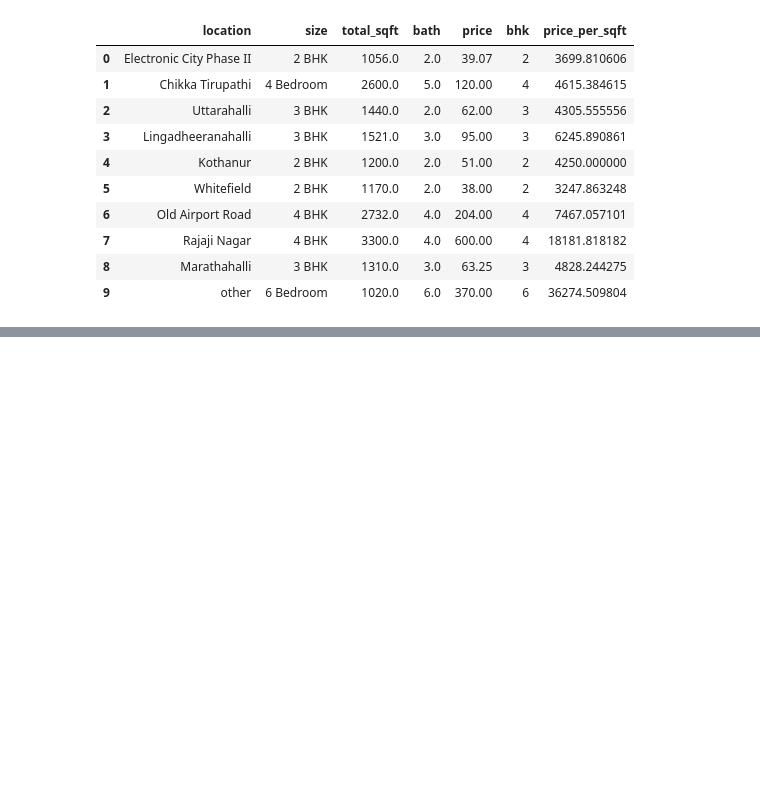
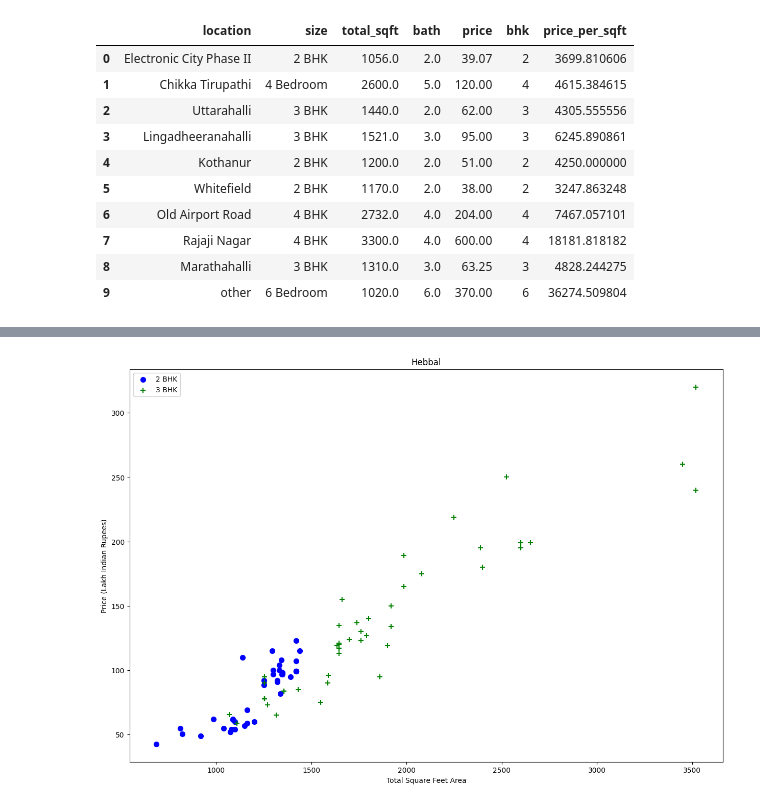
Before and after one commit to sowndsgood/House_Price_Prediction, a Jupyter notebook: Bengaluru_Home_Prices.ipynb, the cells around one changed output, grey strips where cells are left out. Saved outputs shown, nothing was run; the diff lists cells and outputs as text; code cells hidden in the pictures; blank space fills up the shorter version.

```diff
--- a/Bengaluru_Home_Prices.ipynb
+++ b/Bengaluru_Home_Prices.ipynb
@@ -297,0 +369,4 @@ Current working directory: C:\Users\pugal
+# %%
+plot_scatter_chart(df7,"Hebbal")   # Plot scatter chart for properties in "Hebbal"
+# %% [output]
+[figure, added]
```
Also changed, not shown: parts of 29 cells of this notebook.
